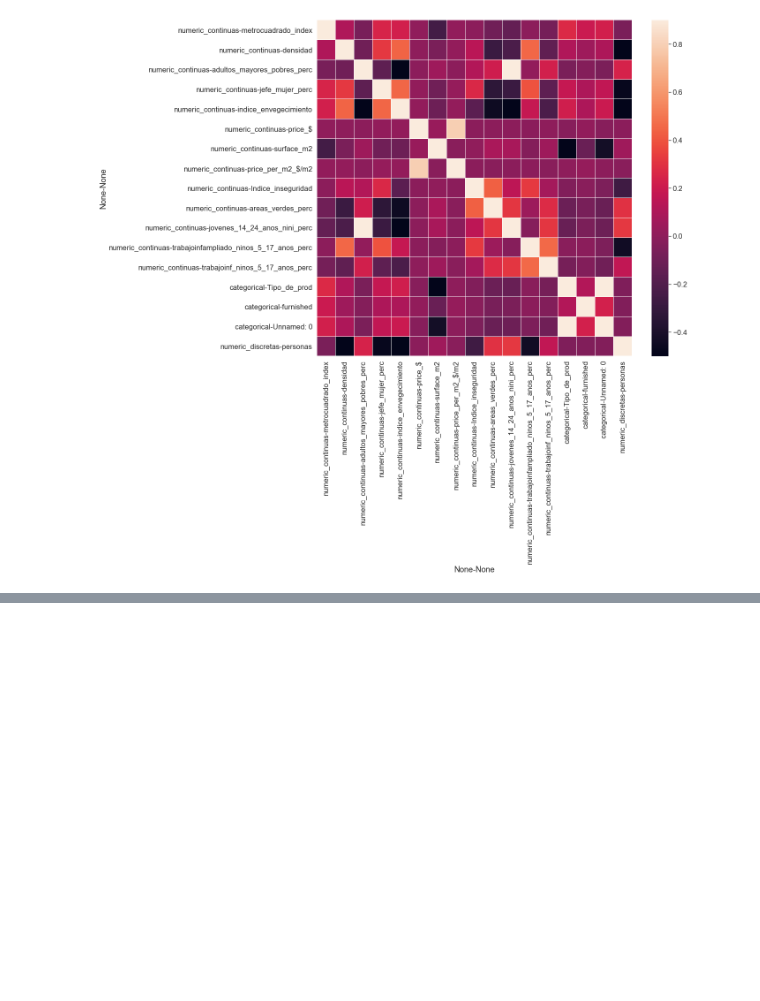
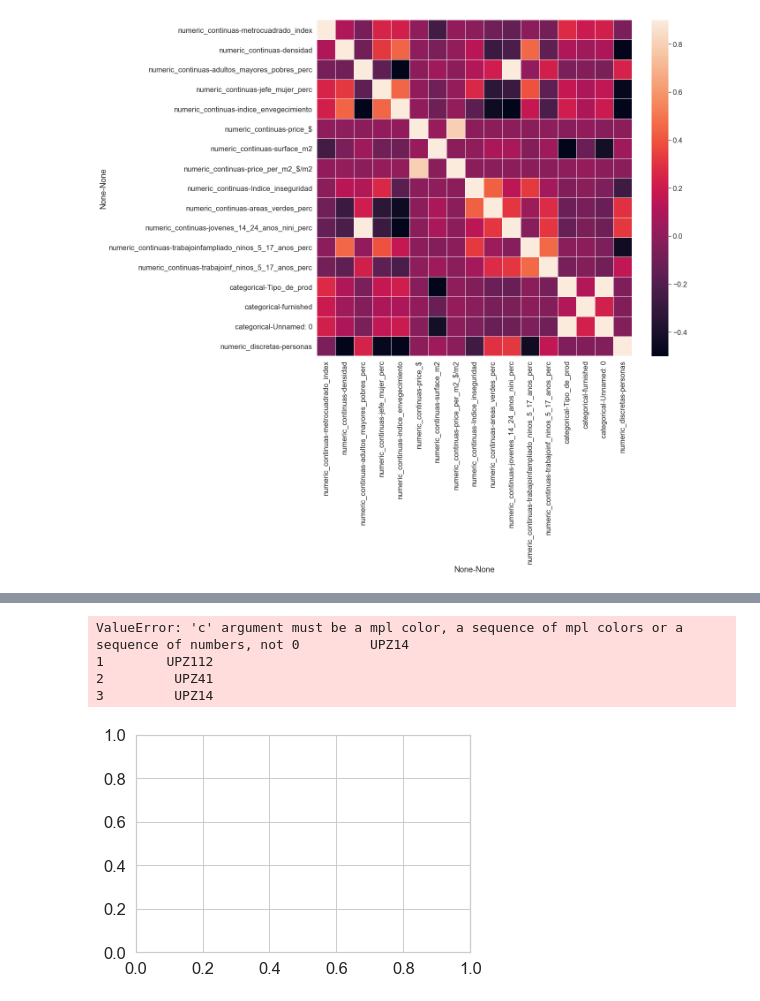
Before and after one commit to asolnn2a8/Tarea-1-Lab-C-de-D, a Jupyter notebook: codigos/p2.ipynb, the cells around one changed output, grey strips where cells are left out. Cells and saved outputs as stored; diff of their text form; code cells hidden in the pictures; blank space fills up the shorter version.

```diff
--- a/codigos/p2.ipynb
+++ b/codigos/p2.ipynb
@@ -402,2 +424,18 @@ msno.bar(df)
 # %%
 ##### PARTE 4
+# %%
+resp_col = df[('numeric_continuas','price_per_m2_$/m2')]
+upz_col = df[('strings', 'upz_codigo')]
+# %%
+code_list = set(upz_col.tolist())
+for code_list
+fig = plt.figure()
+ax = fig.add_subplot(111)
+scatter = ax.scatter(range(len(resp_col)),resp_col,c=upz_col,s=50)
+fig.show()
+# %% [output]
+ValueError: 'c' argument must be a mpl color, a sequence of mpl colors or a sequence of numbers, not 0         UPZ14
+1        UPZ112
+2         UPZ41
+3         UPZ14
+[figure, added]
```
Also changed, not shown: parts of 9 cells of this notebook.
